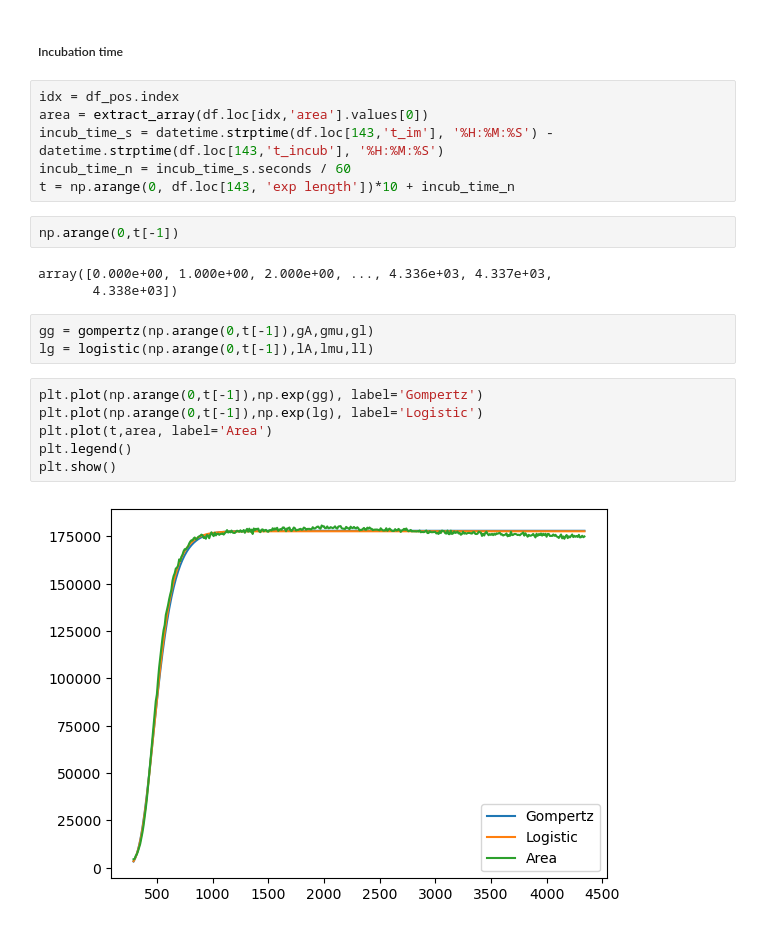
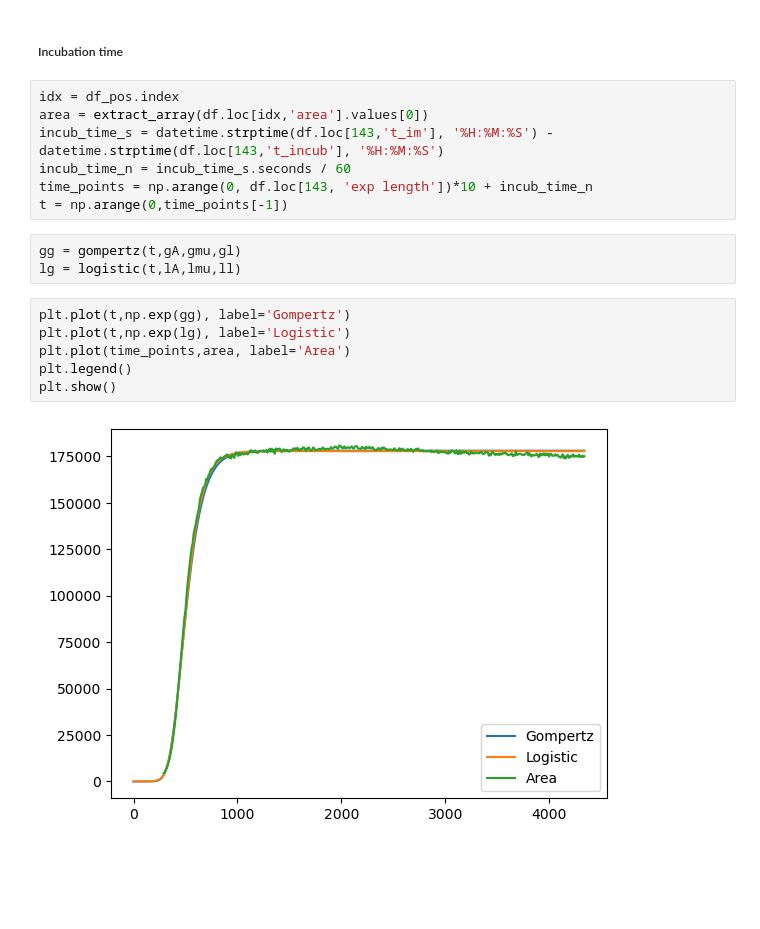
Before and after one commit to RudgeLab/popdyn, a Jupyter notebook: Notebooks/Colony growth.ipynb, the cells around one changed output. Saved outputs shown, nothing was run; the diff lists cells and outputs as text; blank space fills up the shorter version.

```diff
--- a/Notebooks/Colony growth.ipynb
+++ b/Notebooks/Colony growth.ipynb
@@ -102,20 +102,16 @@ idx = df_pos.index
 area = extract_array(df.loc[idx,'area'].values[0])
 incub_time_s = datetime.strptime(df.loc[143,'t_im'], '%H:%M:%S') - datetime.strptime(df.loc[143,'t_incub'], '%H:%M:%S')
 incub_time_n = incub_time_s.seconds / 60
-t = np.arange(0, df.loc[143, 'exp length'])*10 + incub_time_n
+time_points = np.arange(0, df.loc[143, 'exp length'])*10 + incub_time_n
+t = np.arange(0,time_points[-1])
-# %%
-np.arange(0,t[-1])
-# %% [output]
-array([0.000e+00, 1.000e+00, 2.000e+00, ..., 4.336e+03, 4.337e+03,
-       4.338e+03])
 # %%
-gg = gompertz(np.arange(0,t[-1]),gA,gmu,gl)
-lg = logistic(np.arange(0,t[-1]),lA,lmu,ll)
+gg = gompertz(t,gA,gmu,gl)
+lg = logistic(t,lA,lmu,ll)
 # %%
-plt.plot(np.arange(0,t[-1]),np.exp(gg), label='Gompertz')
-plt.plot(np.arange(0,t[-1]),np.exp(lg), label='Logistic')
-plt.plot(t,area, label='Area')
+plt.plot(t,np.exp(gg), label='Gompertz')
+plt.plot(t,np.exp(lg), label='Logistic')
+plt.plot(time_points,area, label='Area')
 plt.legend()
 plt.show()
 # %% [output]
-[figure, old version]
+[figure, new version]
```
